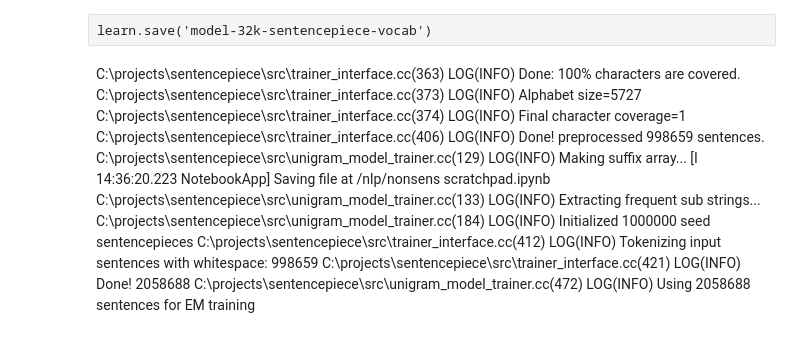
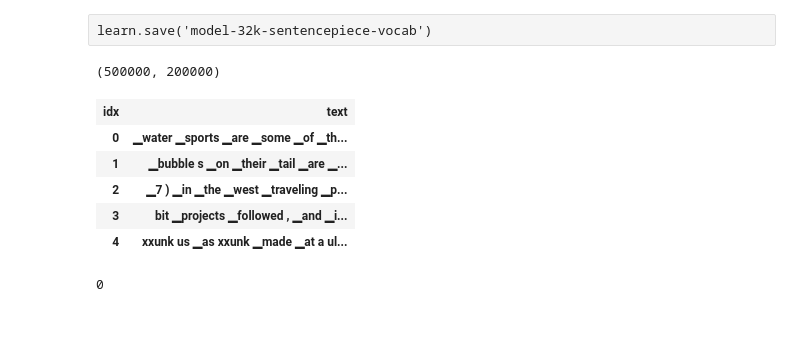
Before and after one commit to kasparlund/nlp, a Jupyter notebook: ULMFiT-Sentencepiece-Wiki-Training.ipynb, the cells around one changed output. Drawn from its saved outputs; the diff is of its cells as text; code cells hidden in the pictures.

```diff
--- a/ULMFiT-Sentencepiece-Wiki-Training.ipynb
+++ b/ULMFiT-Sentencepiece-Wiki-Training.ipynb
@@ -357,14 +348,2 @@ Wall time: 4min 2s
 # %% [raw]
 learn.save('model-32k-sentencepiece-vocab')
-# %% [markdown]
-C:\projects\sentencepiece\src\trainer_interface.cc(363) LOG(INFO) Done: 100% characters are covered.
-C:\projects\sentencepiece\src\trainer_interface.cc(373) LOG(INFO) Alphabet size=5727
-C:\projects\sentencepiece\src\trainer_interface.cc(374) LOG(INFO) Final character coverage=1
-C:\projects\sentencepiece\src\trainer_interface.cc(406) LOG(INFO) Done! preprocessed 998659 sentences.
-C:\projects\sentencepiece\src\unigram_model_trainer.cc(129) LOG(INFO) Making suffix array...
-[I 14:36:20.223 NotebookApp] Saving file at /nlp/nonsens scratchpad.ipynb
-C:\projects\sentencepiece\src\unigram_model_trainer.cc(133) LOG(INFO) Extracting frequent sub strings...
-C:\projects\sentencepiece\src\unigram_model_trainer.cc(184) LOG(INFO) Initialized 1000000 seed sentencepieces
-C:\projects\sentencepiece\src\trainer_interface.cc(412) LOG(INFO) Tokenizing input sentences with whitespace: 998659
-C:\projects\sentencepiece\src\trainer_interface.cc(421) LOG(INFO) Done! 2058688
-C:\projects\sentencepiece\src\unigram_model_trainer.cc(472) LOG(INFO) Using 2058688 sentences for EM training
@@ -370,0 +352,17 @@ C:\projects\sentencepiece\src\unigram_model_trainer.cc(472) LOG(INFO) Using 2058
+# %%
+gc.collect()
+dblm = TextLMDataBunch.from_ids( pathTrainValid, vocab, trainIDS_, validIDS_, bptt=70, bs=32, num_workers=0)
+nTrainToks, nValidToks
+# %% [output]
+(500000, 200000)
+# %%
+dblm.show_batch()
+gc.collect()
+# %% [output]
+| idx | text |
+| 0 | ▁water ▁sports ▁are ▁some ▁of ▁th... |
+| 1 | ▁bubble s ▁on ▁their ▁tail ▁are ▁... |
+| 2 | ▁7 ) ▁in ▁the ▁west ▁traveling ▁p... |
+| 3 | bit ▁projects ▁followed , ▁and ▁i... |
+| 4 | xxunk us ▁as xxunk ▁made ▁at a ul... |
+0
```
Also changed, not shown: parts of 14 cells of this notebook, 4 other files.
